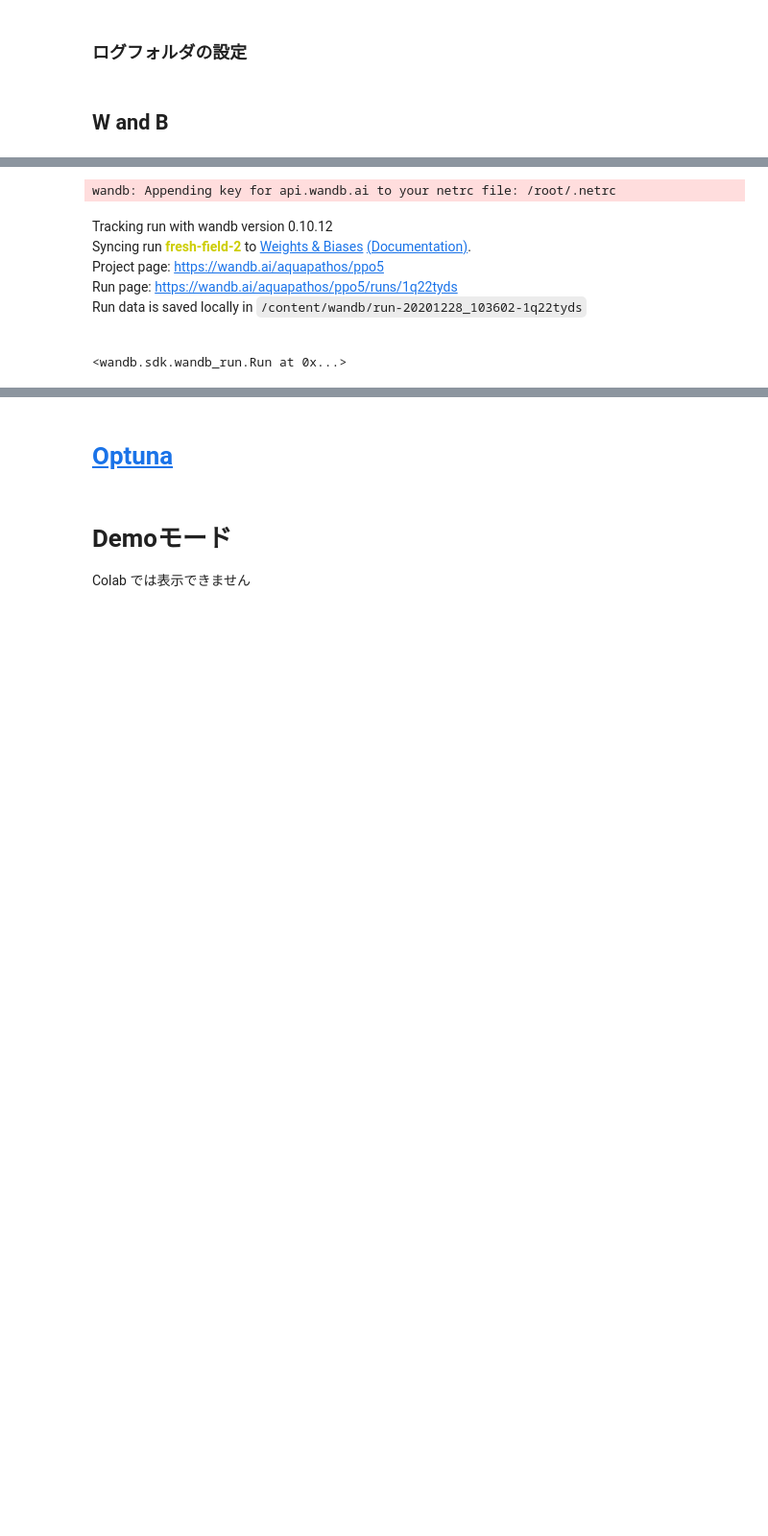
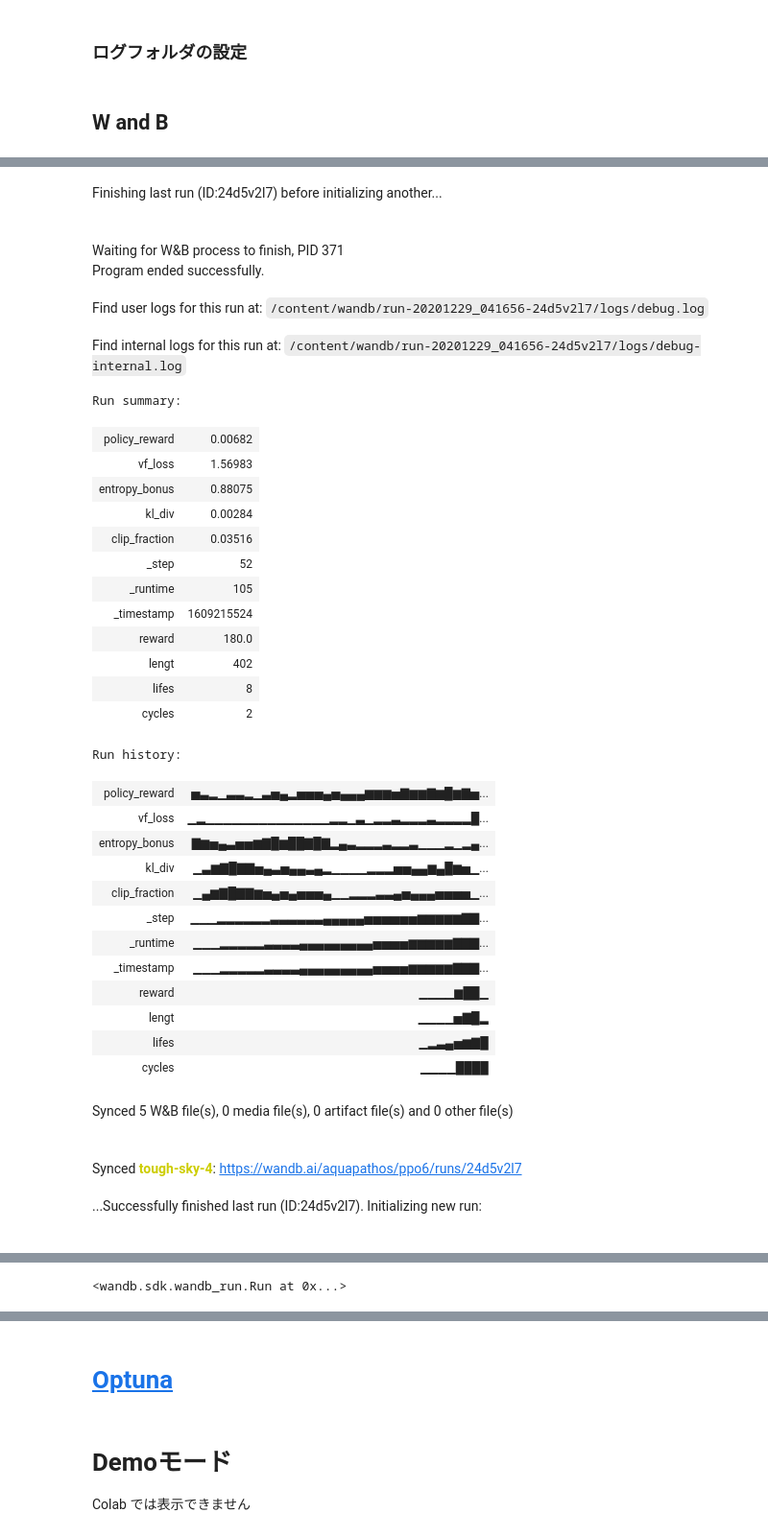
Before and after one commit to aquapathos/MLLesson, a Jupyter notebook: PPO.ipynb, the cells around one changed output, grey strips where cells are left out. Shown at 96% size. Cells and saved outputs as stored; diff of their text form; code cells hidden in the pictures; blank space fills up the shorter version.

```diff
--- a/PPO.ipynb
+++ b/PPO.ipynb
@@ -570,7 +571,8 @@ class Main:
 ## W and B
 # %%
 # Inside my model training code
+!export WANDB_NOTEBOOK_NAME="PPO.ipynb"
 import wandb
-PROJECTNAME='ppo5'
+PROJECTNAME='ppo6'
 wandb.init(project=PROJECTNAME)
 # %% [output]
@@ -578,7 +579,34 @@ wandb.init(project=PROJECTNAME)
+Finishing last run (ID:24d5v2l7) before initializing another...
+Waiting for W&B process to finish, PID 371
+Program ended successfully.
+Find user logs for this run at: /content/wandb/run-20201229_041656-24d5v2l7/logs/debug.log
+Find internal logs for this run at: /content/wandb/run-20201229_041656-24d5v2l7/logs/debug-internal.log
-wandb: Appending key for api.wandb.ai to your netrc file: /root/.netrc
+Run summary:
-Tracking run with wandb version 0.10.12
-Syncing run fresh-field-2 to Weights & Biases (Documentation).
-Project page: https://wandb.ai/aquapathos/ppo5
-Run page: https://wandb.ai/aquapathos/ppo5/runs/1q22tyds
-Run data is saved locally in /content/wandb/run-20201228_103602-1q22tyds
+| policy_reward | 0.00682 |
+| vf_loss | 1.56983 |
+| entropy_bonus | 0.88075 |
+| kl_div | 0.00284 |
+| clip_fraction | 0.03516 |
+| _step | 52 |
+| _runtime | 105 |
+| _timestamp | 1609215524 |
+| reward | 180.0 |
+| lengt | 402 |
+| lifes | 8 |
+| cycles | 2 |
-<wandb.sdk.wandb_run.Run at 0x...>
+Run history:
+| policy_reward | ▅▃▂▁▃▃▂▁▃▅▄▂▅▅▅▄▅▄▄▄▆▆▆▅▇▆▆▇▆█▆▇▅... |
+| vf_loss | ▁▂▁▁▁▁▁▁▁▁▁▁▁▁▁▁▂▂▁▃▁▂▂▃▂▂▂▃▂▂▂▂█... |
+| entropy_bonus | ▇▆▅▄▃▅▅▆▇█▆██▇█▇▂▄▃▂▂▂▃▂▂▃▁▁▁▂▁▂▄... |
+| kl_div | ▁▃▆▇█▇▇▅▄▃▅▄▄▃▄▂▁▁▁▁▂▂▂▅▅▄▄▆▄█▆▅▁... |
+| clip_fraction | ▁▄▆▇█▇▇▆▅▄▅▄▅▅▅▄▁▁▂▂▂▃▃▄▅▄▄▄▅▅▅▅▁... |
+| _step | ▁▁▁▂▂▂▂▂▂▃▃▃▃▃▃▄▄▄▄▄▅▅▅▅▅▅▆▆▆▆▆▇▇... |
+| _runtime | ▁▁▁▂▂▂▂▂▃▃▃▃▄▄▄▄▄▄▄▄▄▅▅▅▅▆▆▆▆▆▇▇▇... |
+| _timestamp | ▁▁▁▂▂▂▂▂▃▃▃▃▄▄▄▄▄▄▄▄▄▅▅▅▅▆▆▆▆▆▇▇▇... |
+| reward | ▁▁▁▁▆██▁ |
+| lengt | ▁▁▁▁▅▇█▂ |
+| lifes | ▁▂▃▄▅▆▇█ |
+| cycles | ▁▁▁▁████ |
+Synced 5 W&B file(s), 0 media file(s), 0 artifact file(s) and 0 other file(s)
+Synced tough-sky-4: https://wandb.ai/aquapathos/ppo6/runs/24d5v2l7
+...Successfully finished last run (ID:24d5v2l7). Initializing new run:
@@ -585,3 +618,4 @@ Run data is saved locally in /content/wandb/run-20201228_103602-1q22tyds
+<wandb.sdk.wandb_run.Run at 0x...>
 # %%
 if __name__ == "__main__":
     # 初期のペナルティを deadloss とし、徐々に下げて終了時は０とする。　続きの場合は resume = True
```
Also changed, not shown: parts of 10 cells of this notebook.
